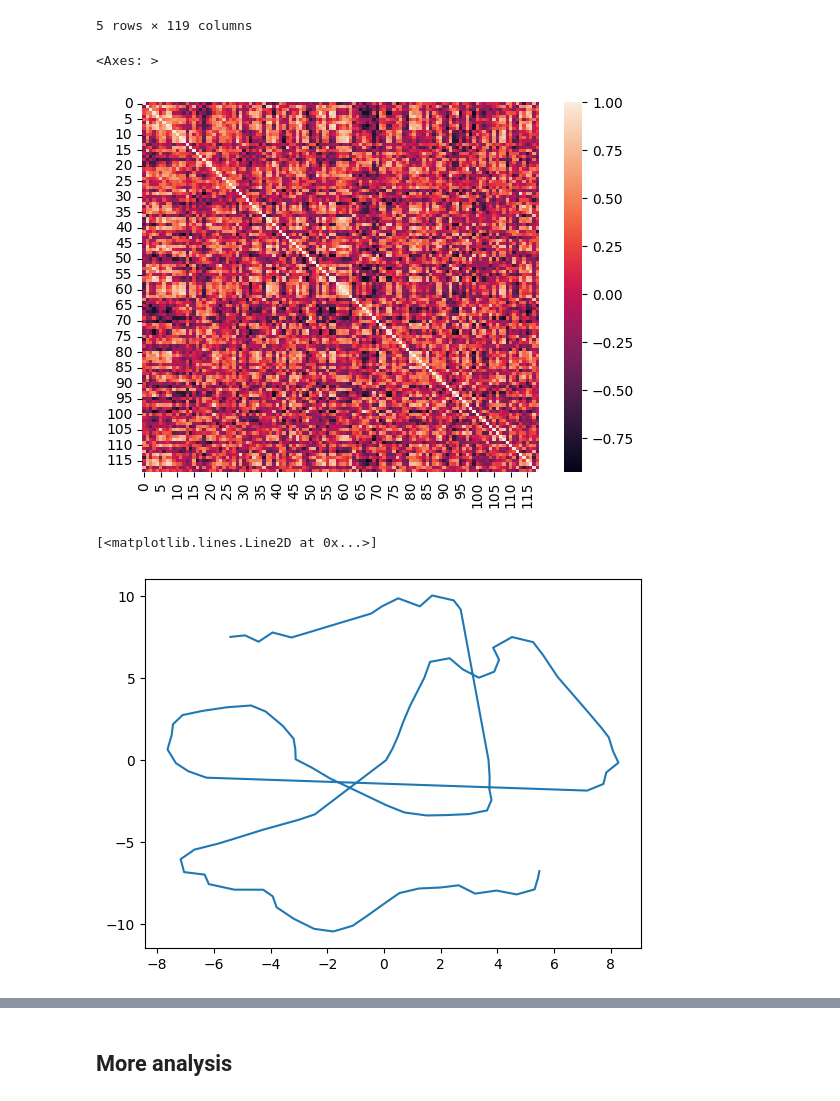
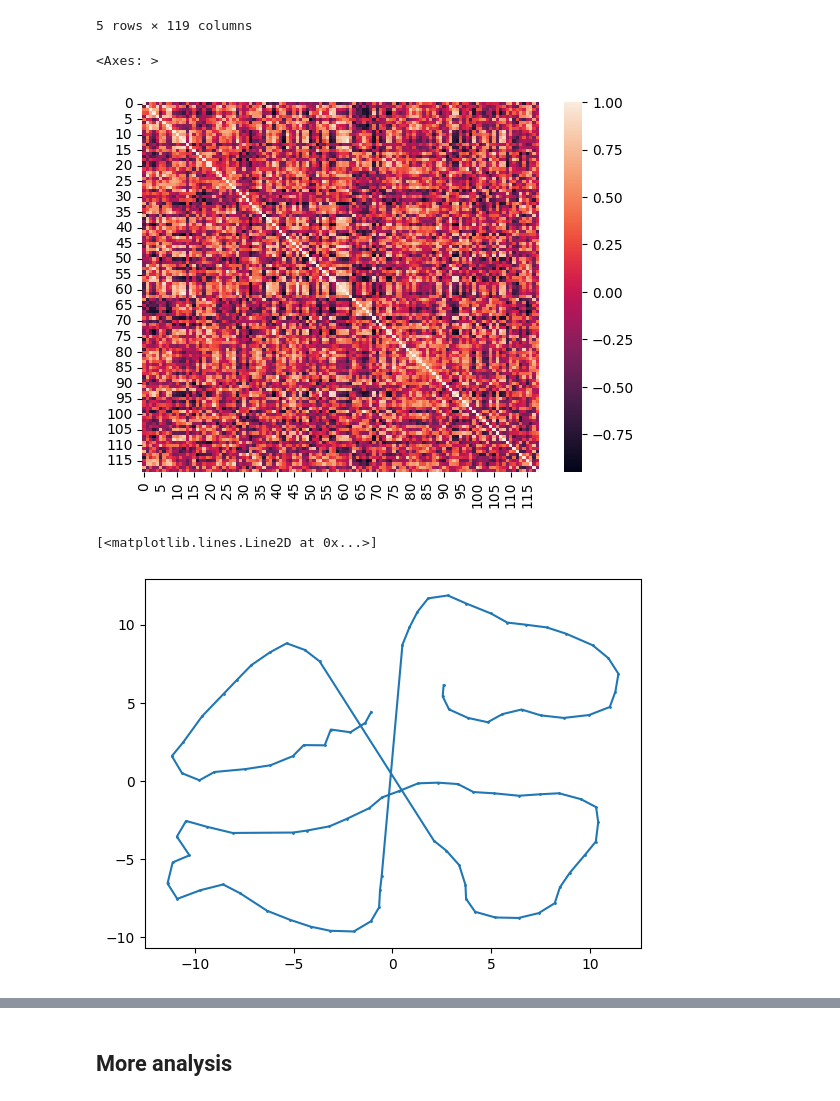
Before and after one commit to paololapo/Dynamic_FC_analysis, a Jupyter notebook: notebook.ipynb, the cells around one changed output, grey strips where cells are left out. Drawn from its saved outputs; the diff is of its cells as text; code cells hidden in the pictures.

```diff
--- a/notebook.ipynb
+++ b/notebook.ipynb
@@ -46,20 +46,21 @@ df.tail()
 | 1199 | 11961.538086 | 10391.638672 | 11740.092773 | 9007.593750 | 9993.359375 | 11636.715820 | 9053.779297 | 10227.751953 | 11335.183594 | 9390.774414 | ... | ... |
 5 rows × 119 columns
 # %%
-stream = dFC_stream(df, 10)
+stream = dFC_stream(df, 8)
 
 FC_0 = stream[0]
 sn.heatmap(FC_0)
 # %% [output]
 <Axes: >
-[figure, old version]
+[figure, new version]
 # %%
 random_walk = tSNE_evolution(stream, TSNE, 2)
 
+plt.scatter(random_walk[0], random_walk[1], s=1)
 plt.plot(random_walk[0], random_walk[1])
 # %% [output]
 [<matplotlib.lines.Line2D at 0x...>]
-[figure, old version]
+[figure, new version]
 # %%
 autocorrelation = dFC_matrix(stream)
 
```
Also changed, not shown: parts of 7 cells of this notebook.
